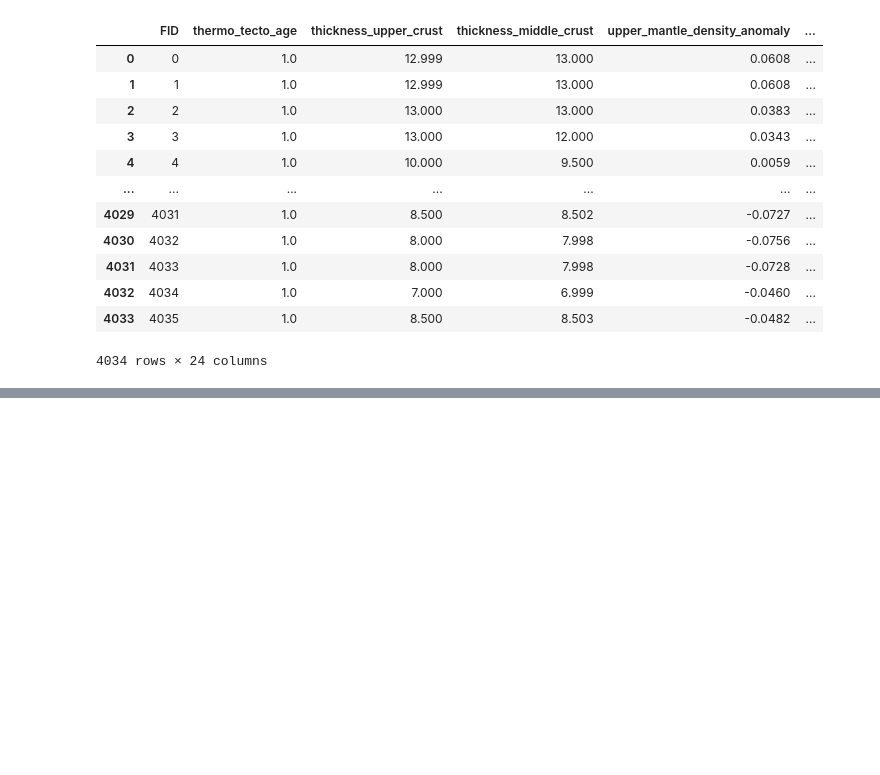
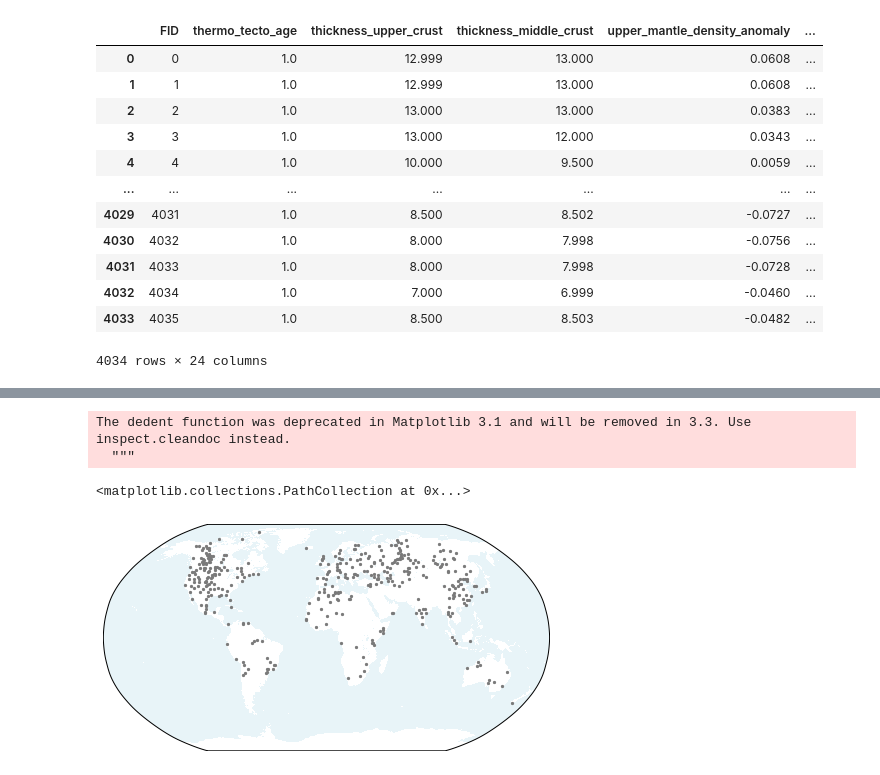
Before and after one commit to rahul-aedula95/ScientificML, a Jupyter notebook: 139/139.ipynb, the cells around one changed output, grey strips where cells are left out. Cells and saved outputs as stored; diff of their text form; code cells hidden in the pictures; blank space fills up the shorter version.

Commit message:
Experimented with basemap

```diff
--- a/139/139.ipynb
+++ b/139/139.ipynb
@@ -52,0 +57,19 @@ sns.lineplot(x=range(0,max(int(max(y_test)),int(max(y_pred)))),y = range(0,max(i
+# %%
+lat = X_test['lat'].values
+lon = X_test['lon'].values
+fig = plt.figure(figsize=(8, 8))
+center = (28.67, 45.5)
+m = Basemap(projection='robin',lon_0=0,resolution='c')
+m.drawlsmask(land_color = "#ffffff",
+               ocean_color="#e8f4f8",
+               resolution = 'l')
+
+diff_cmap = plt.get_cmap('PiYG', 20)
+scatter_args = {'marker': 'o', 's': 15, 'lw': 0.25, 'edgecolor':'black','cmap': diff_cmap}
+x,y = m(X_test.lon.as_matrix(), X_test.lat.as_matrix())
+m.scatter(x,y,marker='o', s=5, color='#7a7a7a')
+# %% [output]
+The dedent function was deprecated in Matplotlib 3.1 and will be removed in 3.3. Use inspect.cleandoc instead.
+  """
+<matplotlib.collections.PathCollection at 0x...>
+[figure, added]
```
Also changed, not shown: parts of 2 cells of this notebook.
